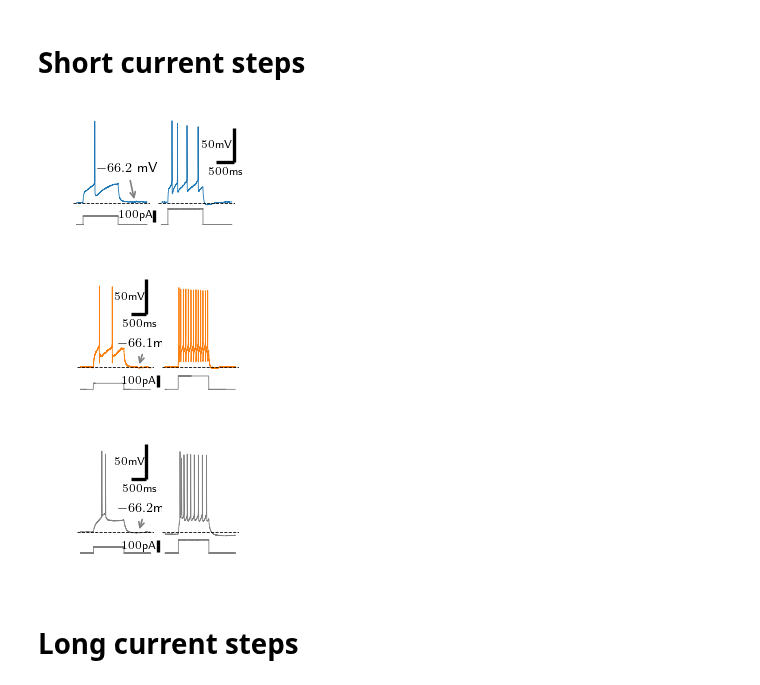
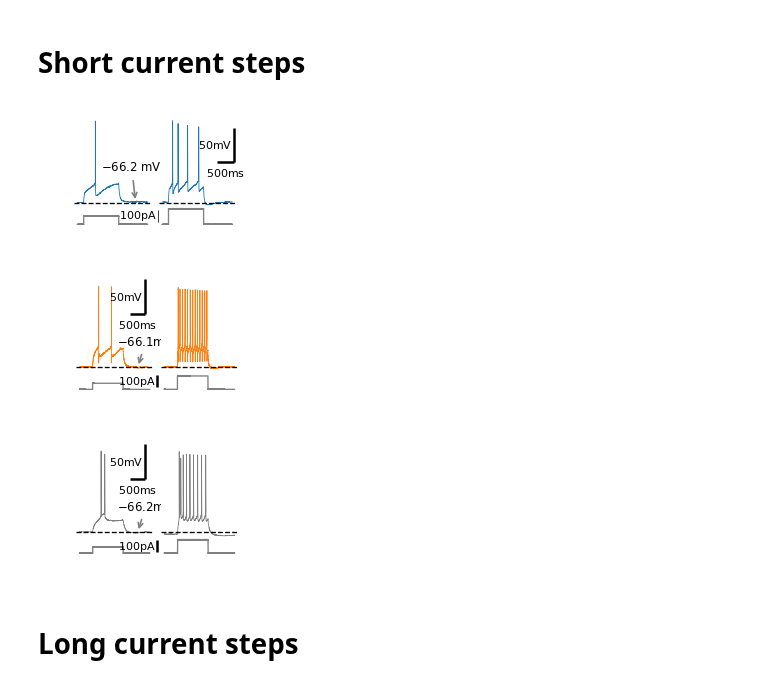
Before and after one commit to nauralcodinglab/raphegif, a Jupyter notebook: figs/scripts/writeup/fig1_electrophysiological_features.ipynb, the cells around one changed output. Cells and saved outputs as stored; diff of their text form; code cells hidden in the pictures.

```diff
--- a/figs/scripts/writeup/fig1_electrophysiological_features.ipynb
+++ b/figs/scripts/writeup/fig1_electrophysiological_features.ipynb
@@ -133,28 +108,0 @@ Fit test pulse.
-# %%
-membrane_params = {}
-for cell_type in short_recs:
-    membrane_params[cell_type] = pd.DataFrame()
-    for i in range(len(short_recs[cell_type])):
-        test_pulse_start_ind, test_pulse_end_ind = timeToIndex(
-            test_pulse_intervals[cell_type],
-            short_recs[cell_type][i].dt
-        )
-
-        tau_limits = getIndicesByPercentile(
-            short_recs[cell_type][i][0, test_pulse_start_ind:test_pulse_end_ind, :].mean(axis=1),
-            [.8, .2]
-        )
-
-        tmp_params = short_recs[cell_type][i].fit_test_pulse(
-            (0, timeToIndex(test_pulse_intervals[cell_type][0], short_recs[cell_type][i].dt)[0]),
-            (test_pulse_end_ind - 1000, test_pulse_end_ind),
-            tau=(test_pulse_start_ind, tau_limits[0] + test_pulse_start_ind, tau_limits[1] + test_pulse_start_ind),
-            V_clamp=False,
-            V_chan=0,
-            I_chan=1,
-            plot_tau=True
-        )
-        tmp_params['R_input'] = np.mean(tmp_params['R_input'])  # Average R_in across sweeps.
-        membrane_params[cell_type] = membrane_params[cell_type].append(tmp_params, ignore_index=True)
-
-    membrane_params[cell_type] = membrane_params[cell_type].astype(np.float64)
@@ -411,7 +128,7 @@ steps_trace_spec = gs.GridSpec(
 plt.figure(figsize=(1.5, 1))
 
 plt.subplot(steps_trace_spec[0, 0])
-plt.plot(sample_rec[:, time_slice, :].time_supp, sample_rec[0, time_slice, 9], color=colors['ser'])
+plt.plot(sample_rec[:, time_slice, :].time_supp, sample_rec[0, time_slice, 9], color=colors['ser'], lw=0.5)
 plt.axhline(baseline, ls='--', color='k')
 ylim = plt.ylim()
 xlim = plt.xlim()
@@ -419,39 +136,39 @@ pltools.hide_border('a')
 plt.annotate(
     '${:.1f}$ mV'.format(baseline),
     (0.8, 0.05),
-    xytext=(0.7, 0.4),
+    xytext=(0.75, 0.4),
     ha='center',
     xycoords=plt.gca().transAxes,
     textcoords=plt.gca().transAxes,
-    fontsize=8,
+    fontsize=7,
     arrowprops={'arrowstyle': '->'}
 )
 
 plt.subplot(steps_trace_spec[1, 0])
 plt.plot(sample_rec[:, time_slice, :].time_supp, sample_rec[1, time_slice, 9], color=colors['input'])
 plt.xlim(xlim)
 input_ylim = (-10, 140)
 plt.ylim(input_ylim)
-pltools.add_scalebar(y_units='pA', omit_x=True, anchor=(1.05, 0.1), linewidth=2)
+pltools.add_scalebar(y_units='pA', omit_x=True, anchor=(1.1, 0.1), linewidth=sbarlw)
 
 plt.subplot(steps_trace_spec[0, 1])
-plt.plot(sample_rec[:, time_slice, :].time_supp, sample_rec[0, time_slice, 15], color=colors['ser'])
+plt.plot(sample_rec[:, time_slice, :].time_supp, sample_rec[0, time_slice, 15], color=colors['ser'], lw=0.5)
 plt.axhline(baseline, ls='--', color='k')
-pltools.add_scalebar('ms', 'mV', x_size=500, bar_space=0, x_label_space=-0.05, anchor=(0.98, 0.5), linewidth=2)
+pltools.add_scalebar('ms', 'mV', x_size=500, bar_space=0, x_label_space=-0.05, anchor=(0.98, 0.5), linewidth=sbarlw)
 plt.ylim(ylim)
 plt.xlim(xlim)
 
 plt.subplot(steps_trace_spec[1, 1])
 plt.plot(sample_rec[:, time_slice, :].time_supp, sample_rec[1, time_slice, 15], color=colors['input'])
 plt.xlim(xlim)
 plt.ylim(input_ylim)
 pltools.hide_border('a')
 
 if IMG_PATH is not None:
     plt.savefig(os.path.join(IMG_PATH, '5HT_current_steps.png'))
     plt.savefig(os.path.join(IMG_PATH, '5HT_current_steps.svg'))
 # %% [output]
-[figure, old version]
+[figure, new version]
 # %%
 sample_rec = short_recs['GABA'][4]
 time_slice = slice(27000, 50000)
@@ -472,11 +189,11 @@ steps_trace_spec = gs.GridSpec(
 plt.figure(figsize=(1.5, 1))
 
 plt.subplot(steps_trace_spec[0, 0])
-plt.plot(sample_rec[:, time_slice, :].time_supp, sample_rec[0, time_slice, 10], color=colors['som'])
+plt.plot(sample_rec[:, time_slice, :].time_supp, sample_rec[0, time_slice, 10], color=colors['som'], lw=0.5)
 plt.axhline(baseline, ls='--', color='k')
 ylim = plt.ylim()
 xlim = plt.xlim()
-pltools.add_scalebar('ms', 'mV', x_size=500, bar_space=0, x_label_space=-0.05, anchor=(0.9, 0.65), linewidth=2)
+pltools.add_scalebar('ms', 'mV', x_size=500, bar_space=0, x_label_space=-0.05, anchor=(0.9, 0.65), linewidth=sbarlw)
 
 plt.annotate(
     '${:.1f}$mV'.format(baseline),
@@ -485,7 +202,7 @@ plt.annotate(
     ha='center',
     xycoords=plt.gca().transAxes,
     textcoords=plt.gca().transAxes,
-    fontsize=8,
+    fontsize=7,
     arrowprops={'arrowstyle': '->'}
 )
 
@@ -494,10 +211,10 @@ plt.plot(sample_rec[:, time_slice, :].time_supp, sample_rec[1, time_slice,10], c
 plt.xlim(xlim)
 input_ylim = (-10, 140)
 plt.ylim(input_ylim)
-pltools.add_scalebar(y_units='pA', omit_x=True, anchor=(1.05, 0.1), linewidth=2)
+pltools.add_scalebar(y_units='pA', omit_x=True, anchor=(1.05, 0.1), linewidth=sbarlw)
 
 plt.subplot(steps_trace_spec[0, 1])
-plt.plot(sample_rec[:, time_slice, :].time_supp, sample_rec[0, time_slice, 16], color=colors['som'])
+plt.plot(sample_rec[:, time_slice, :].time_supp, sample_rec[0, time_slice, 16], color=colors['som'], lw=0.5)
 plt.axhline(baseline, ls='--', color='k')
 pltools.hide_border('a')
 plt.ylim(ylim)
@@ -513,7 +230,7 @@ if IMG_PATH is not None:
     plt.savefig(os.path.join(IMG_PATH, 'GABA_current_steps.png'))
     plt.savefig(os.path.join(IMG_PATH, 'GABA_current_steps.svg'))
 # %% [output]
-[figure, old version]
+[figure, new version]
 # %%
 sample_rec = short_recs['mPFC'][4]
 time_slice = slice(29000, 52000)
@@ -534,11 +251,11 @@ steps_trace_spec = gs.GridSpec(
 plt.figure(figsize=(1.5, 1))
 
 plt.subplot(steps_trace_spec[0, 0])
-plt.plot(sample_rec[:, time_slice, :].time_supp, sample_rec[0, time_slice, 10], color=colors['pyr'])
+plt.plot(sample_rec[:, time_slice, :].time_supp, sample_rec[0, time_slice, 10], color=colors['pyr'], lw=0.5)
 plt.axhline(baseline, ls='--', color='k')
 ylim = plt.ylim()
 xlim = plt.xlim()
-pltools.add_scalebar('ms', 'mV', x_size=500, bar_space=0, x_label_space=-0.05, anchor=(0.9, 0.65), linewidth=2)
+pltools.add_scalebar('ms', 'mV', x_size=500, bar_space=0, x_label_space=-0.05, anchor=(0.9, 0.65), linewidth=sbarlw)
 
 plt.annotate(
     '${:.1f}$mV'.format(baseline),
@@ -547,7 +264,7 @@ plt.annotate(
     ha='center',
     xycoords=plt.gca().transAxes,
     textcoords=plt.gca().transAxes,
-    fontsize=8,
+    fontsize=7,
     arrowprops={'arrowstyle': '->'}
 )
 
@@ -556,10 +273,10 @@ plt.plot(sample_rec[:, time_slice, :].time_supp, sample_rec[1, time_slice,10], c
 plt.xlim(xlim)
 input_ylim = (-10, 140)
 plt.ylim(input_ylim)
-pltools.add_scalebar(y_units='pA', omit_x=True, anchor=(1.05, 0.1), linewidth=2)
+pltools.add_scalebar(y_units='pA', omit_x=True, anchor=(1.05, 0.1), linewidth=sbarlw)
 
 plt.subplot(steps_trace_spec[0, 1])
-plt.plot(sample_rec[:, time_slice, :].time_supp, sample_rec[0, time_slice, 16], color=colors['pyr'])
+plt.plot(sample_rec[:, time_slice, :].time_supp, sample_rec[0, time_slice, 16], color=colors['pyr'], lw=0.5)
 plt.axhline(baseline, ls='--', color='k')
 pltools.hide_border('a')
 plt.ylim(ylim)
@@ -575,7 +292,7 @@ if IMG_PATH is not None:
     plt.savefig(os.path.join(IMG_PATH, 'mPFC_current_steps.png'))
     plt.savefig(os.path.join(IMG_PATH, 'mPFC_current_steps.svg'))
 # %% [output]
-[figure, old version]
+[figure, new version]
 # %% [markdown]
 # Long current steps
 # %% [markdown]
```
Also changed, not shown: parts of 27 cells of this notebook.
